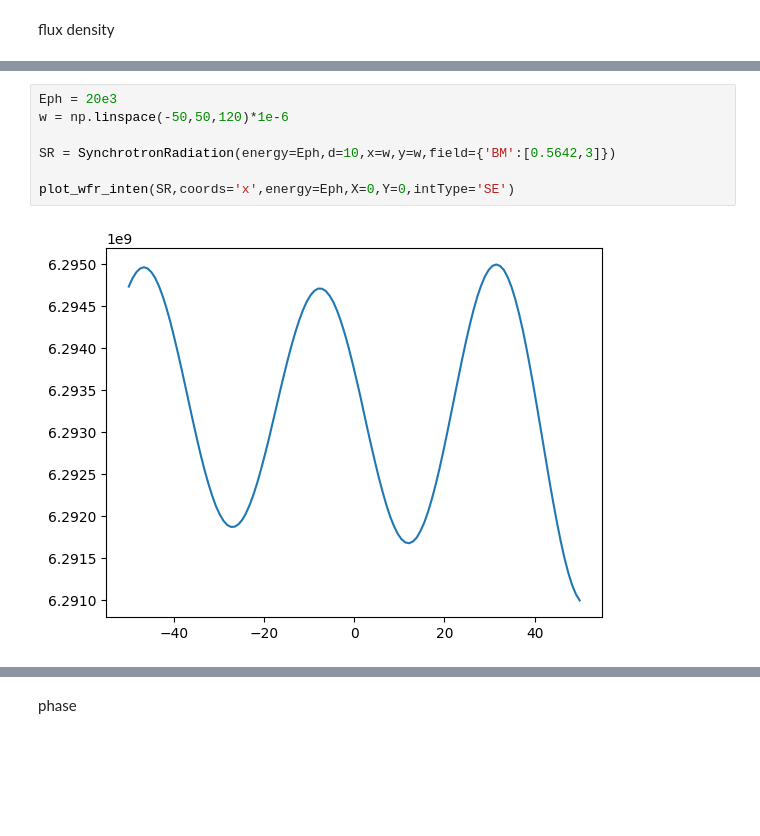
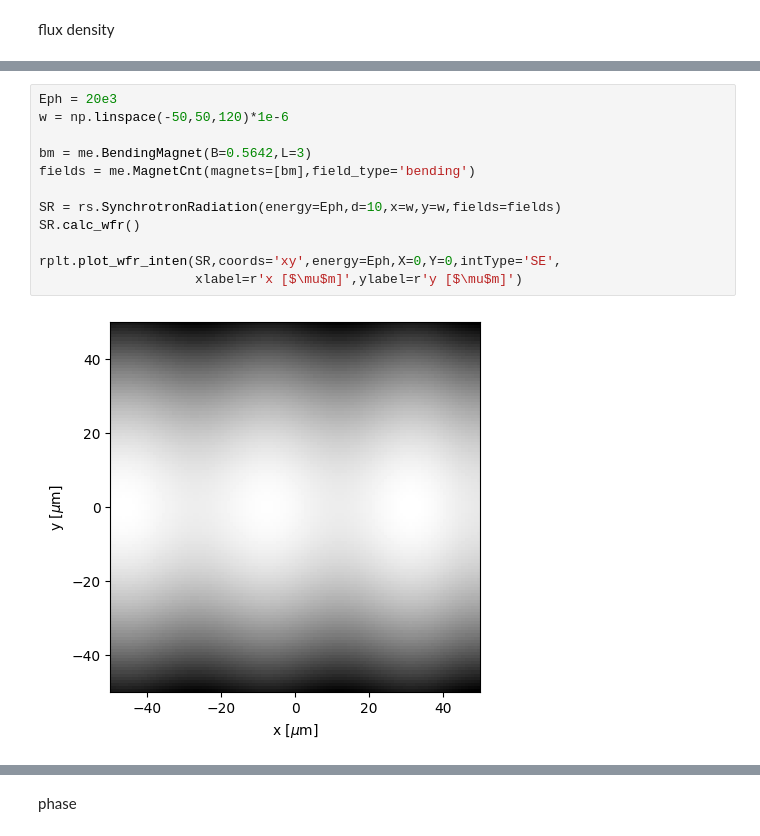
Before and after one commit to lnls-ids/SR-Wave-optics, a Jupyter notebook: srwave/docs/usage.ipynb, the cells around one changed output, grey strips where cells are left out. Saved outputs shown, nothing was run; the diff lists cells and outputs as text; blank space fills up the shorter version.

```diff
--- a/srwave/docs/usage.ipynb
+++ b/srwave/docs/usage.ipynb
@@ -49,9 +141,14 @@ plt.show()
 # %%
 Eph = 20e3
 w = np.linspace(-50,50,120)*1e-6
 
-SR = SynchrotronRadiation(energy=Eph,d=10,x=w,y=w,field={'BM':[0.5642,3]})
+bm = me.BendingMagnet(B=0.5642,L=3)
+fields = me.MagnetCnt(magnets=[bm],field_type='bending')
 
-plot_wfr_inten(SR,coords='x',energy=Eph,X=0,Y=0,intType='SE')
+SR = rs.SynchrotronRadiation(energy=Eph,d=10,x=w,y=w,fields=fields)
+SR.calc_wfr()
+
+rplt.plot_wfr_inten(SR,coords='xy',energy=Eph,X=0,Y=0,intType='SE',
+                    xlabel=r'x [$\mu$m]',ylabel=r'y [$\mu$m]')
 # %% [output]
-[figure, old version]
+[figure, new version]
```
Also changed, not shown: parts of 75 cells of this notebook, 8 other files.
